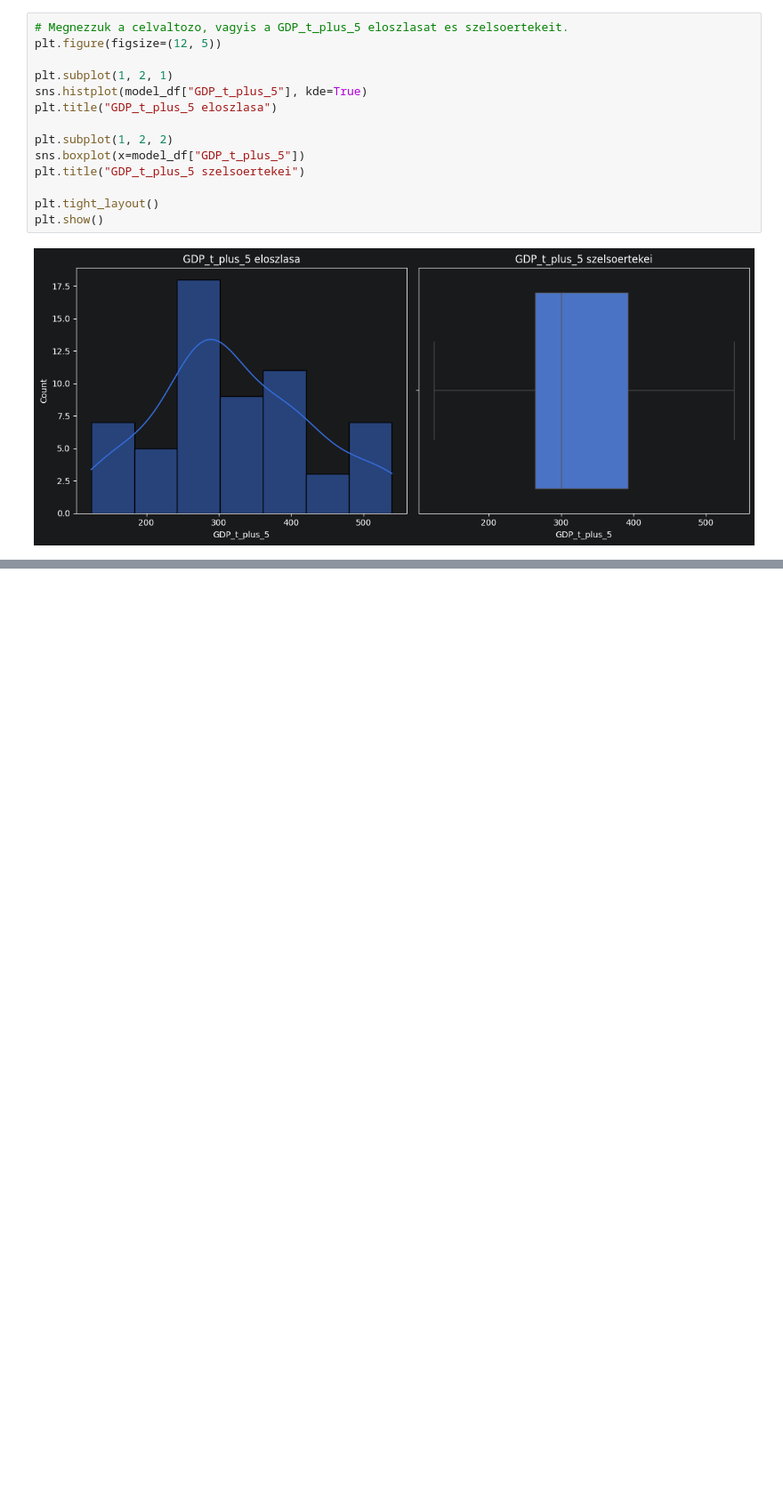
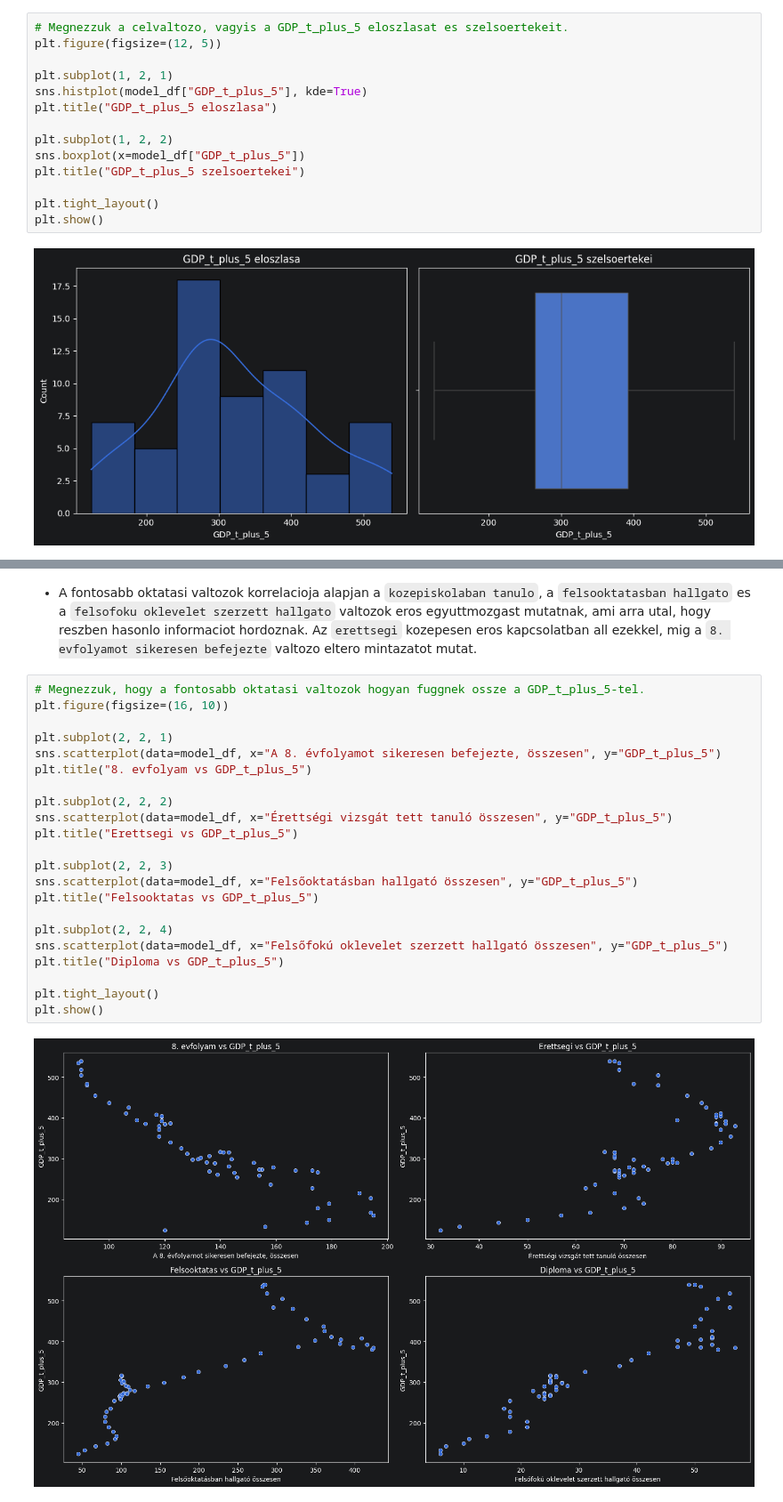
Before and after one commit to uflik/big_data_homework, a Jupyter notebook: BIGDATA-MI_HF.ipynb, the cells around one changed output, grey strips where cells are left out. Shown at 89% size. Drawn from its saved outputs; the diff is of its cells as text; blank space fills up the shorter version.

```diff
--- a/BIGDATA-MI_HF.ipynb
+++ b/BIGDATA-MI_HF.ipynb
@@ -717,0 +765,26 @@ plt.show()
+# %% [markdown]
+- A fontosabb oktatasi valtozok korrelacioja alapjan a `kozepiskolaban tanulo`, a `felsooktatasban hallgato` es a `felsofoku oklevelet szerzett hallgato` valtozok eros egyuttmozgast mutatnak, ami arra utal, hogy reszben hasonlo informaciot hordoznak. Az `erettsegi` kozepesen eros kapcsolatban all ezekkel, mig a `8. evfolyamot sikeresen befejezte` valtozo eltero mintazatot mutat.
+# %%
+# Megnezzuk, hogy a fontosabb oktatasi valtozok hogyan fuggnek ossze a GDP_t_plus_5-tel.
+plt.figure(figsize=(16, 10))
+
+plt.subplot(2, 2, 1)
+sns.scatterplot(data=model_df, x="A 8. évfolyamot sikeresen befejezte, összesen", y="GDP_t_plus_5")
+plt.title("8. evfolyam vs GDP_t_plus_5")
+
+plt.subplot(2, 2, 2)
+sns.scatterplot(data=model_df, x="Érettségi vizsgát tett tanuló összesen", y="GDP_t_plus_5")
+plt.title("Erettsegi vs GDP_t_plus_5")
+
+plt.subplot(2, 2, 3)
+sns.scatterplot(data=model_df, x="Felsőoktatásban hallgató összesen", y="GDP_t_plus_5")
+plt.title("Felsooktatas vs GDP_t_plus_5")
+
+plt.subplot(2, 2, 4)
+sns.scatterplot(data=model_df, x="Felsőfokú oklevelet szerzett hallgató összesen", y="GDP_t_plus_5")
+plt.title("Diploma vs GDP_t_plus_5")
+
+plt.tight_layout()
+plt.show()
+# %% [output]
+[figure, added]
```
Also changed, not shown: parts of 6 cells of this notebook.
